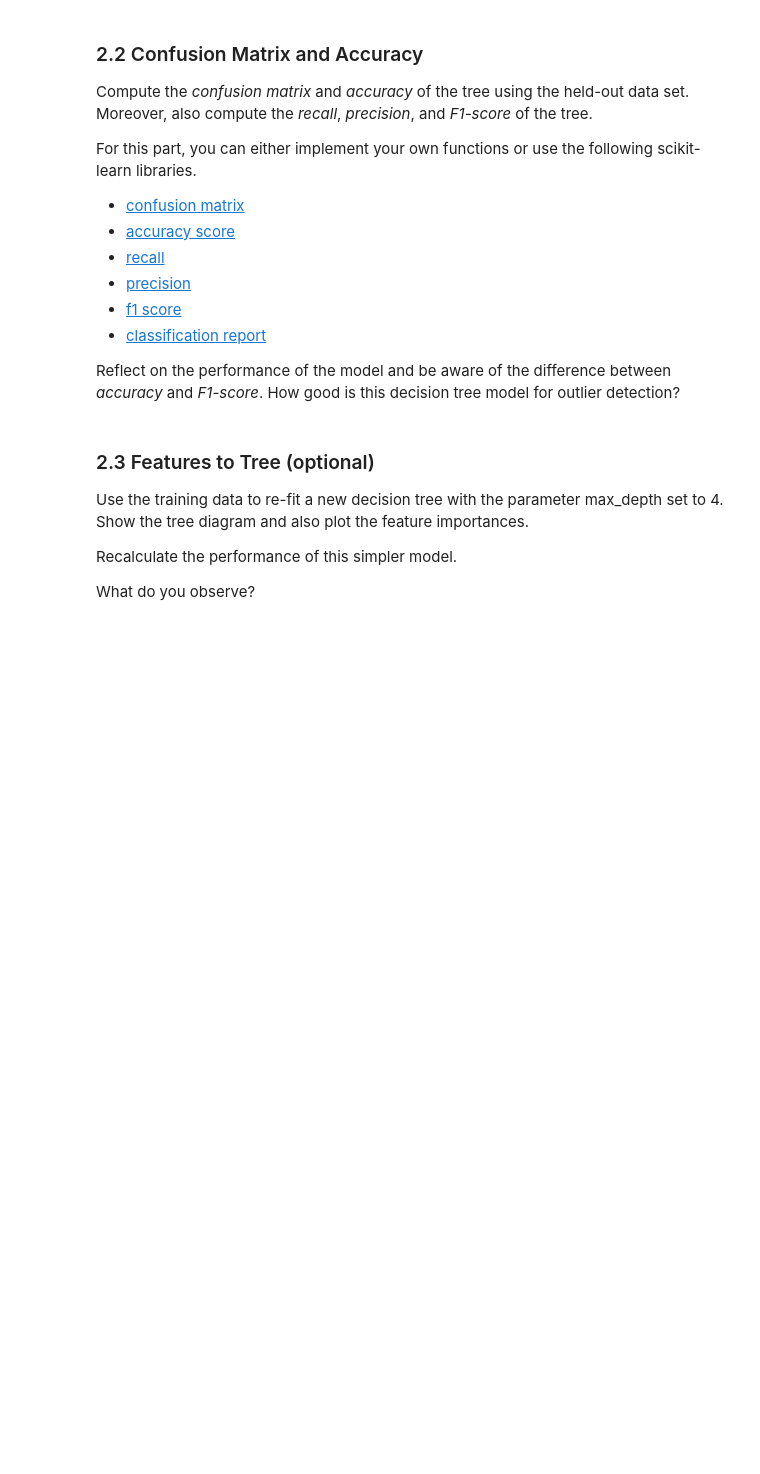
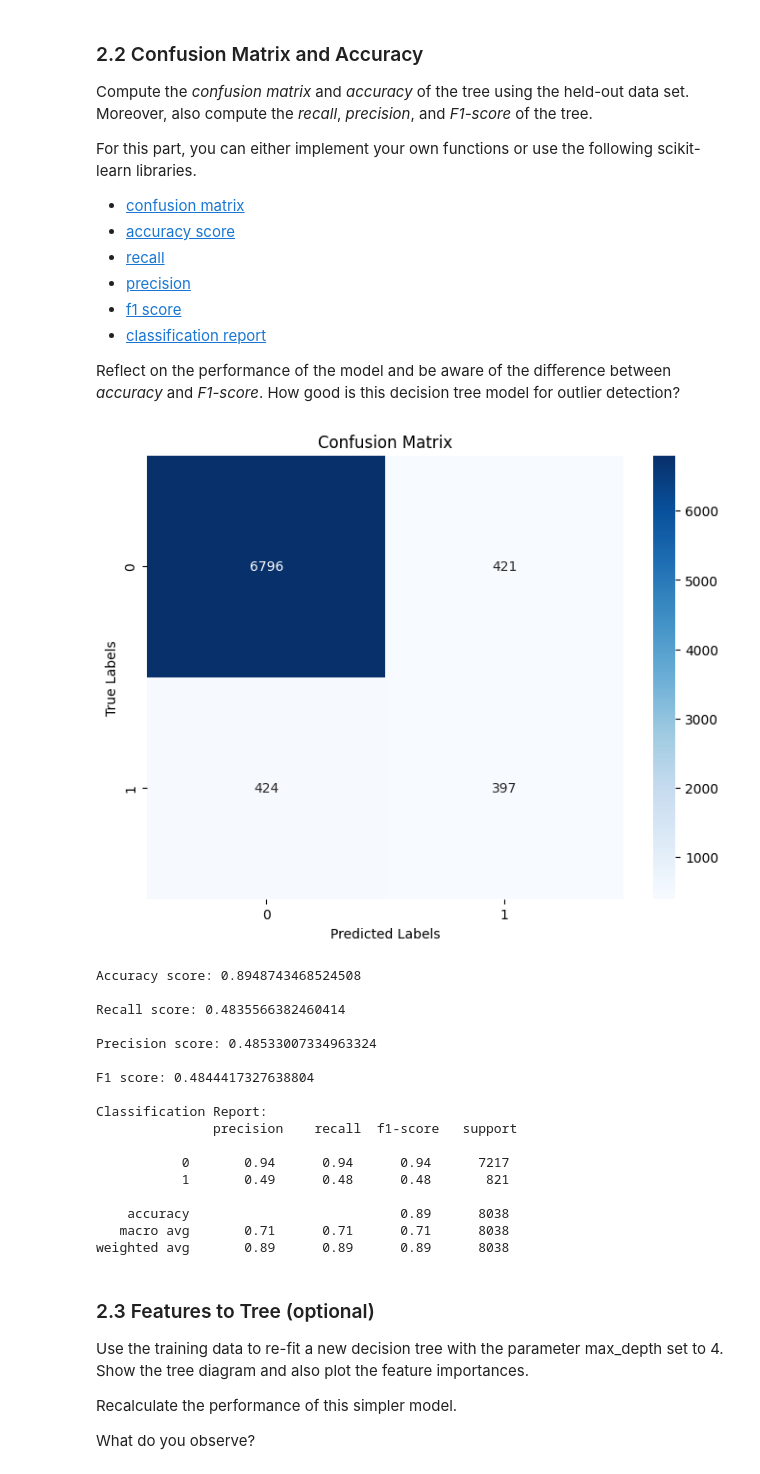
Before and after one commit to dmHarmsen/APML-Assignement-1, a Jupyter notebook: Assignment 1.ipynb, the cells around one changed output. Saved outputs shown, nothing was run; the diff lists cells and outputs as text; code cells hidden in the pictures; blank space fills up the shorter version.

```diff
--- a/Assignment 1.ipynb
+++ b/Assignment 1.ipynb
@@ -230,12 +355,43 @@ Reflect on the performance of the model and be aware of the difference between *
 # %%
 from sklearn.metrics import classification_report, confusion_matrix, accuracy_score
 from sklearn.metrics import precision_score, recall_score, f1_score
-
+import seaborn as sns
 
 # use the model to make predictions for the test data set
 y_pred = cl.predict(X_heldout)
 
 # TODO: compute accuracy, recall, precision, and f1 score
+plt.figure(figsize=(8, 6))
+sns.heatmap(confusion_matrix(y_heldout, y_pred), annot=True, fmt='d', cmap='Blues', xticklabels=cl.classes_, yticklabels=cl.classes_)
+plt.xlabel('Predicted Labels')
+plt.ylabel('True Labels')
+plt.title('Confusion Matrix')
+plt.show()
+
+print("Accuracy score:",accuracy_score(y_heldout,y_pred))
+print("\nRecall score:",recall_score(y_heldout,y_pred))
+print("\nPrecision score:",precision_score(y_heldout,y_pred))
+print("\nF1 score:",f1_score(y_heldout,y_pred))
+print("\nClassification Report:\n", classification_report(y_heldout, y_pred))
+# %% [output]
+[figure, added]
+Accuracy score: 0.8948743468524508
+
+Recall score: 0.4835566382460414
+
+Precision score: 0.48533007334963324
+
+F1 score: 0.4844417327638804
+
+Classification Report:
+               precision    recall  f1-score   support
+
+           0       0.94      0.94      0.94      7217
+           1       0.49      0.48      0.48       821
+
+    accuracy                           0.89      8038
+   macro avg       0.71      0.71      0.71      8038
+weighted avg       0.89      0.89      0.89      8038
 # %% [markdown]
 ### 2.3 Features to Tree  (optional)
 
```
Also changed, not shown: parts of 9 cells of this notebook.
